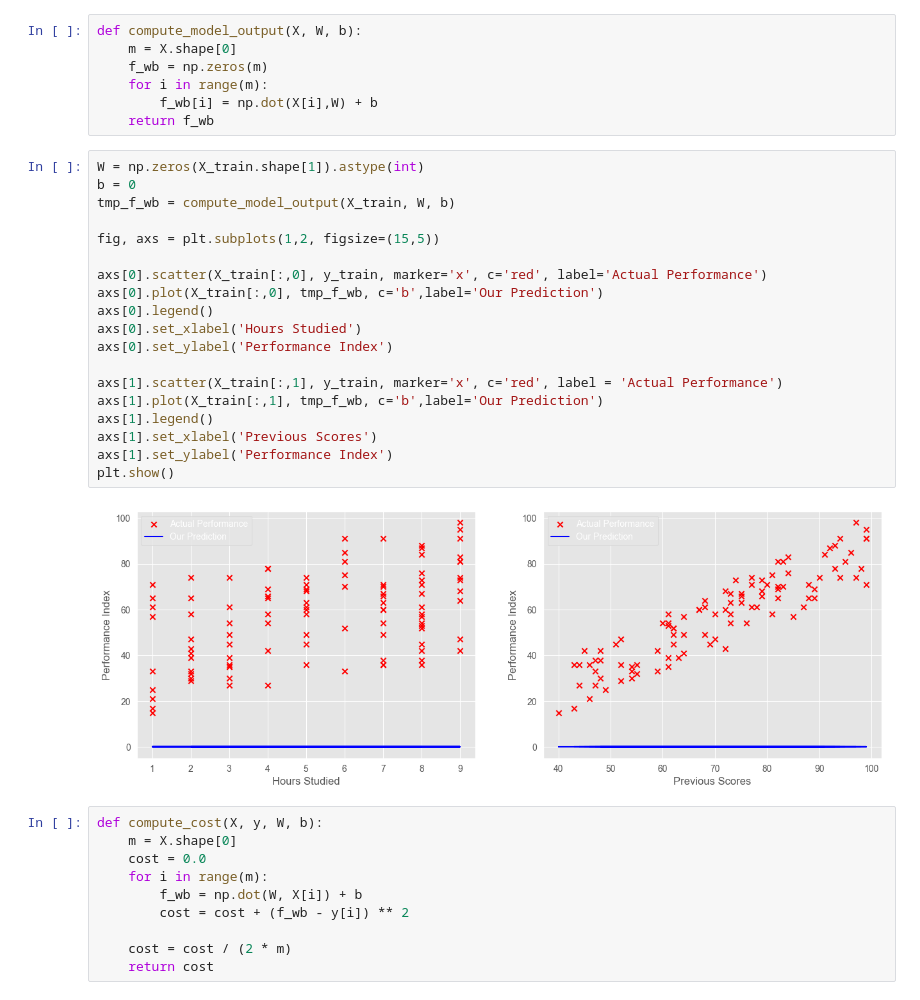
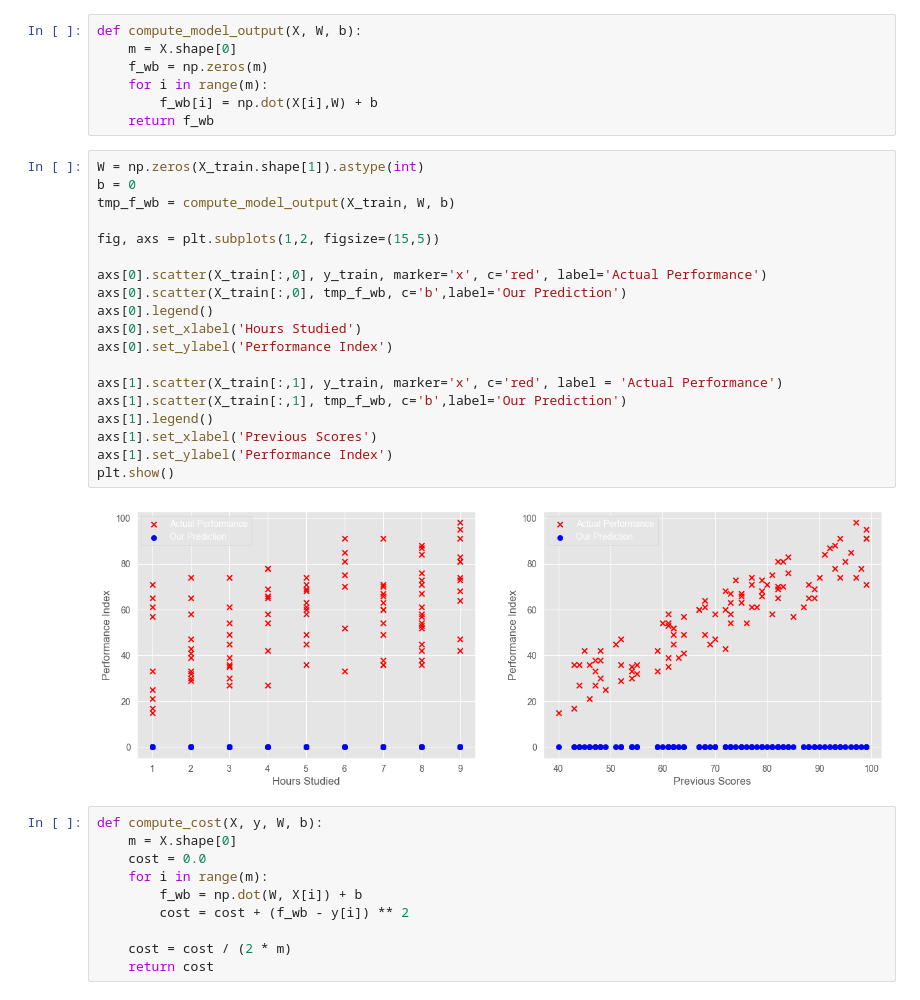
Before and after one commit to alinoor4/linear_regression_model, a Jupyter notebook: multi_linear_reg.ipynb, the cells around one changed output. Cells and saved outputs as stored; diff of their text form.

Commit message:
Replace line plots with scatter plots for predicted values in `multi_linear_reg.ipynb` visualizations; reset execution counts and update metadata timestamps.

```diff
--- a/multi_linear_reg.ipynb
+++ b/multi_linear_reg.ipynb
@@ -67,24 +67,24 @@ def compute_model_output(X, W, b):
 # %%
 W = np.zeros(X_train.shape[1]).astype(int)
 b = 0
 tmp_f_wb = compute_model_output(X_train, W, b)
 
 fig, axs = plt.subplots(1,2, figsize=(15,5))
 
 axs[0].scatter(X_train[:,0], y_train, marker='x', c='red', label='Actual Performance')
-axs[0].plot(X_train[:,0], tmp_f_wb, c='b',label='Our Prediction')
+axs[0].scatter(X_train[:,0], tmp_f_wb, c='b',label='Our Prediction')
 axs[0].legend()
 axs[0].set_xlabel('Hours Studied')
 axs[0].set_ylabel('Performance Index')
 
 axs[1].scatter(X_train[:,1], y_train, marker='x', c='red', label = 'Actual Performance')
-axs[1].plot(X_train[:,1], tmp_f_wb, c='b',label='Our Prediction')
+axs[1].scatter(X_train[:,1], tmp_f_wb, c='b',label='Our Prediction')
 axs[1].legend()
 axs[1].set_xlabel('Previous Scores')
 axs[1].set_ylabel('Performance Index')
 plt.show()
 # %% [output]
-[figure, old version]
+[figure, new version]
 # %%
 def compute_cost(X, y, W, b):
     m = X.shape[0]
```
Also changed, not shown: parts of 4 cells of this notebook.
